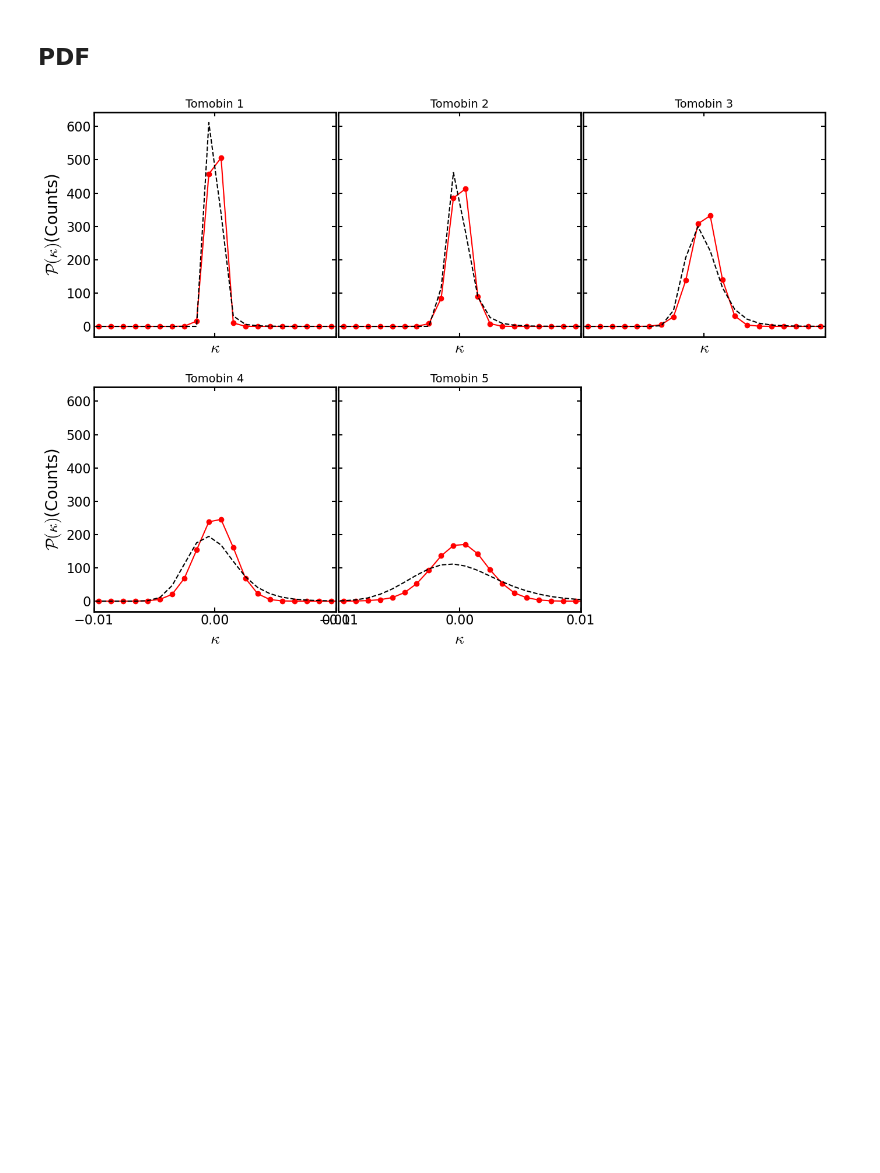
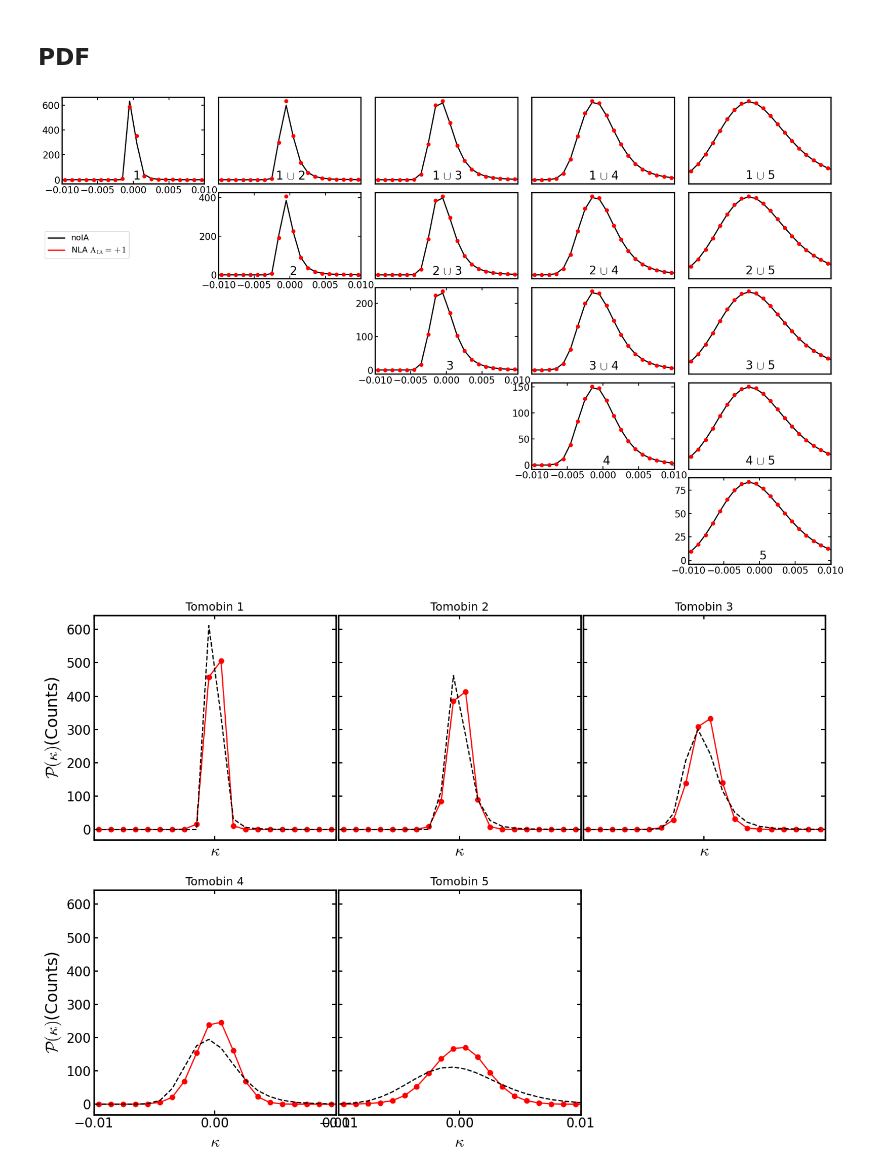
Before and after one commit to LSSTDESC/SkySim5000_IA_infusion, a Jupyter notebook: notebooks/SkySim5000IA_HOS.ipynb, the cells around one changed output. Drawn from its saved outputs; the diff is of its cells as text; code cells hidden in the pictures; blank space fills up the shorter version.

```diff
--- a/notebooks/SkySim5000IA_HOS.ipynb
+++ b/notebooks/SkySim5000IA_HOS.ipynb
@@ -194,6 +157,13 @@ plt.show()
 # %%
 bins=np.linspace(-0.1-0.001,0.1+0.001,201)
 binmids_kappacounts=(bins[1:]+bins[:-1])/2
+# %%
+ax_d = {'0':(0,0),'1':(0,1),'2':(0,2),'3':(1,0),'4':(1,1)} #plot axes dict
+ell_map2_bins = np.arange(0,5001,1)
+ell_rb = ell_map2_bins[50:-1].reshape(99,50).mean(axis=1) #x-axis map2
+
+l1 = Line2D([0],[0],lw=2,c='k')# line element for legends
+l2 = Line2D([0],[0],lw=2,c='r')
 # %%
-sl = [1,2,3]# smoothing 5,8,10 arcmin respectively.
+sl = [1,2,3,4,5]# smoothing 5,8,10 arcmin respectively.
 s_i = sl[0]
@@ -217,3 +203,44 @@ for i in range(1,6):
+# %%
+p=0
+q = 0
+f,ax = plt.subplots(5,5,figsize=(20,12),sharex=False,sharey=False)
+for i in range(1,6):
+    p = i - 1
+    index1 = int(10 - (5 - p)*(4-p)/2 + p)
+    ax[i-1,i-1].plot(binmids_kappacounts,SkySim5000_PDF_noIA[index1],'k-',lw=2)
+    ax[i-1,i-1].plot(binmids_kappacounts,SkySim5000_PDF_IA[index1],'ro')
+
+    ax[i-1,i-1].set_xlim(-0.01,0.01)
+    #ax[i-1,i-1].set_xscale('log')
+    #ax[i-1,i-1].set_xlabel(r'$\ell$')
+    #ax[i-1,i-1].set_ylabel(r'$\Delta C_{\ell}/C_{\ell}^{\rm noIA}$')
+    ax[i-1,i-1].text(-0.00,0.6,'%d'%(i))
+    #print('index: %d'%index1)
+
+
+    for j in range(i+1,6):
+        q = j - 1
+        f.delaxes(ax[j-1,i-1])
+        index2 = int(10 - (5 - p)*(4-p)/2 + q)
+        ax[i-1,j-1].plot(binmids_kappacounts,SkySim5000_PDF_noIA[index2],'k-',lw=2)
+        ax[i-1,j-1].plot(binmids_kappacounts,SkySim5000_PDF_IA[index2],'ro')
+        #ax[i-1,j-1].set_ylim(-1.2,1.2)
+        ax[i-1,j-1].set_xlim(-0.01,0.01)
+        ax[i-1,j-1].set_yticks([])
+        ax[i-1,j-1].set_xticks([])
+        #ax[i-1,j-1].set_xlim(7e1,4e3)
+        #ax[i-1,j-1].set_xscale('log')
+        #ax[i-1,j-1].set_xlabel(r'$\ell$')
+        ax[i-1,j-1].text(-0.002,0.6,'%d $\cup$ %d'%(i,j))
+        #print('index: %d'%index2)
+#ax[0,0].set_yscale('log')
+ax[0,0].legend([l1,l2],['noIA',r'NLA ${\rm A}_{\rm IA} = +1$'],bbox_to_anchor=(0.5,-0.5))
+plt.tight_layout()
+plt.subplots_adjust(wspace=0.1,hspace=0.1)
+plt.savefig('/global/homes/j/jatorres/plots/PDF_cross_bins.jpg',bbox_inches='tight')
+plt.show()
+# %% [output]
+[figure, added]
 # %%
 ax_d = {'0':(0,0),'1':(0,1),'2':(0,2),'3':(1,0),'4':(1,1)}
 
```
Also changed, not shown: parts of 4 cells of this notebook.
